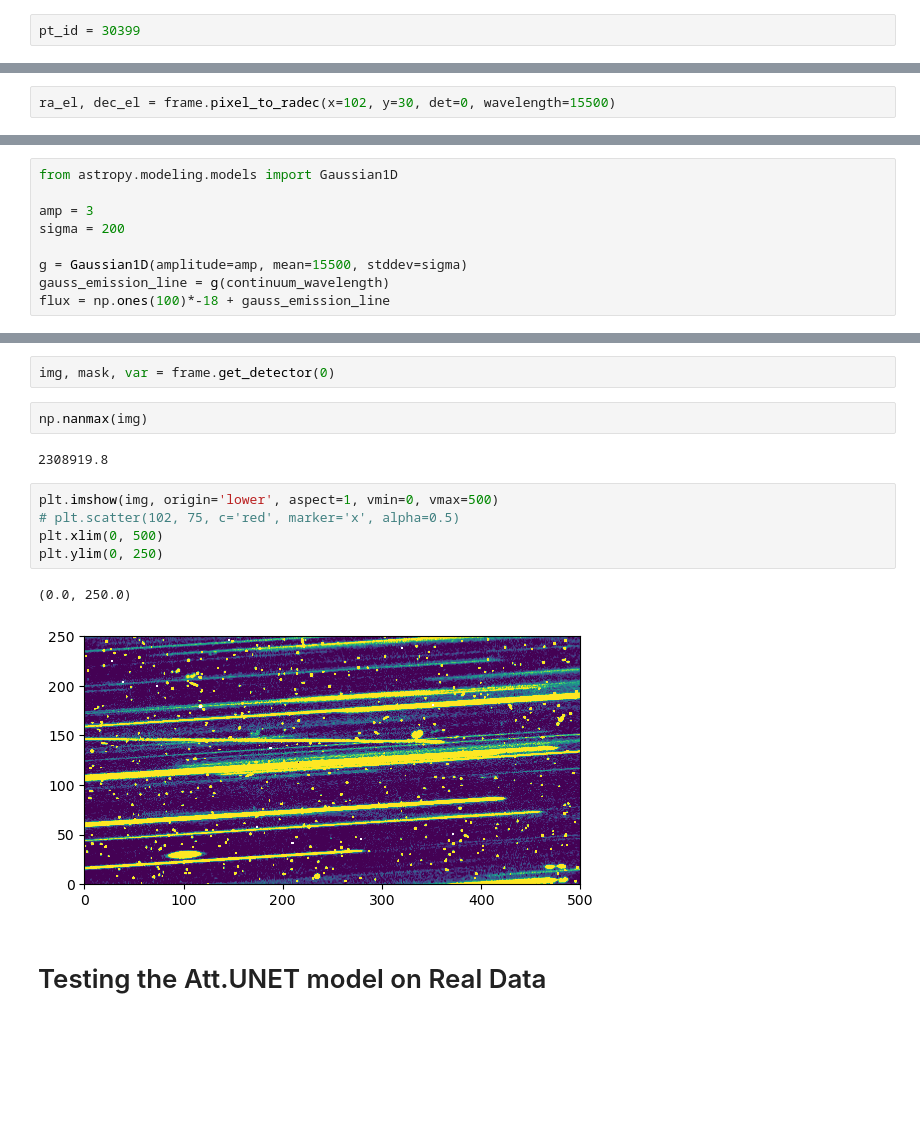
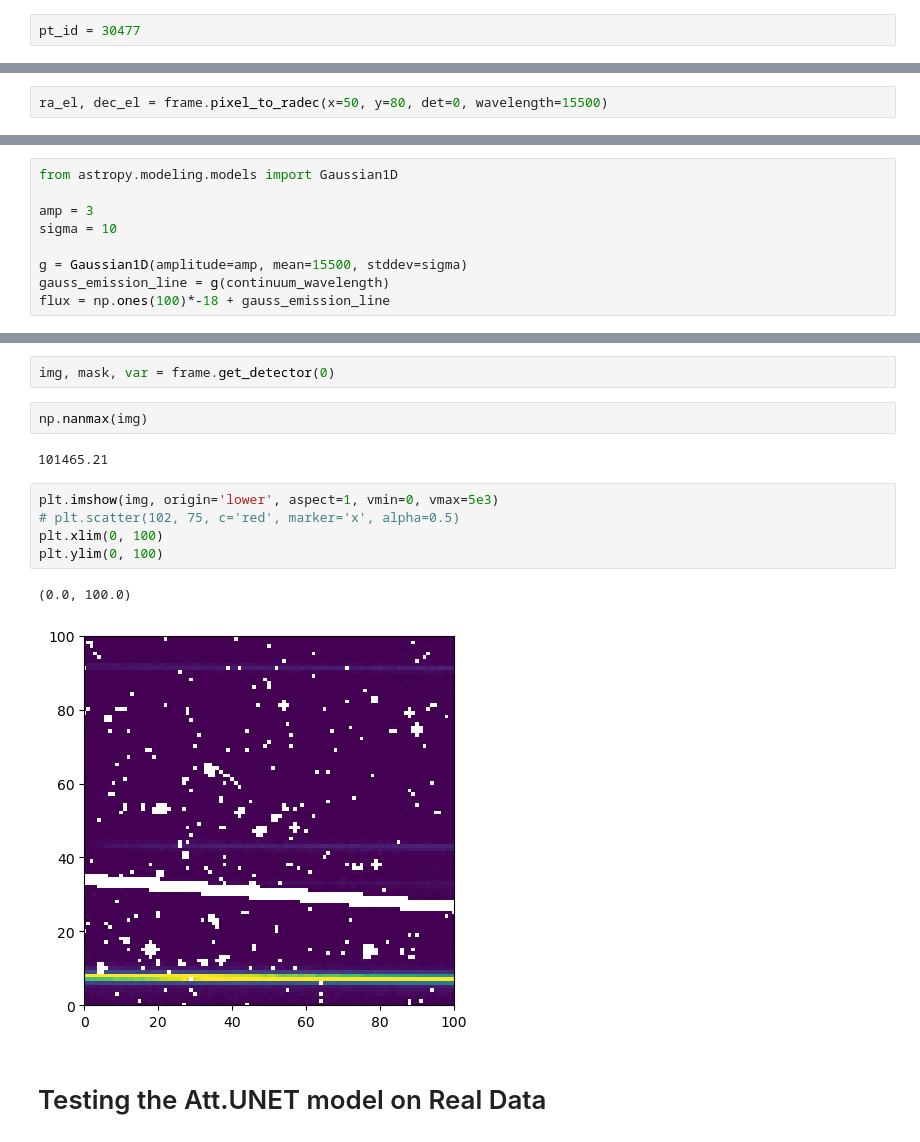
Before and after one commit to nicolofiaba/master-thesis-codes, a Jupyter notebook: codes/unet_testing_real_data.ipynb, the cells around one changed output, grey strips where cells are left out. Drawn from its saved outputs; the diff is of its cells as text; blank space fills up the shorter version.

```diff
--- a/codes/unet_testing_real_data.ipynb
+++ b/codes/unet_testing_real_data.ipynb
@@ -33,5 +41,5 @@ GPU not found
 # %%
-pt_id = 30399
+pt_id = 30477
 # %%
 DS = datastore.DataStore(username='', password='',
                         cachedir='/scratch/astro/benjamin.granett/datastore'
@@ -162,7 +170,7 @@ frame = G.new_spec_frame(ra=200, dec=0, pa=0)
 # %% [output]
 '\nframe = G.new_spec_frame(ra=200, dec=0, pa=0)\n'
 # %%
-ra_el, dec_el = frame.pixel_to_radec(x=102, y=30, det=0, wavelength=15500)
+ra_el, dec_el = frame.pixel_to_radec(x=50, y=80, det=0, wavelength=15500)
 # %%
 ra_el, dec_el
 # %% [output]
@@ -193,7 +201,7 @@ continuum_wavelength = np.linspace(12000, 19000, 100)
 from astropy.modeling.models import Gaussian1D
 
 amp = 3
-sigma = 200
+sigma = 10
 
 g = Gaussian1D(amplitude=amp, mean=15500, stddev=sigma)
 gauss_emission_line = g(continuum_wavelength)
@@ -230,15 +238,15 @@ img, mask, var = frame.get_detector(0)
 # %%
 np.nanmax(img)
 # %% [output]
-2308919.8
+101465.21
 # %%
-plt.imshow(img, origin='lower', aspect=1, vmin=0, vmax=500)
+plt.imshow(img, origin='lower', aspect=1, vmin=0, vmax=5e3)
 # plt.scatter(102, 75, c='red', marker='x', alpha=0.5)
-plt.xlim(0, 500)
-plt.ylim(0, 250)
+plt.xlim(0, 100)
+plt.ylim(0, 100)
 # %% [output]
-(0.0, 250.0)
+(0.0, 100.0)
-[figure, old version]
+[figure, new version]
 # %% [markdown]
 # Testing the Att.UNET model on Real Data
 # %%
```
Also changed, not shown: parts of 23 cells of this notebook, 10 other files.
